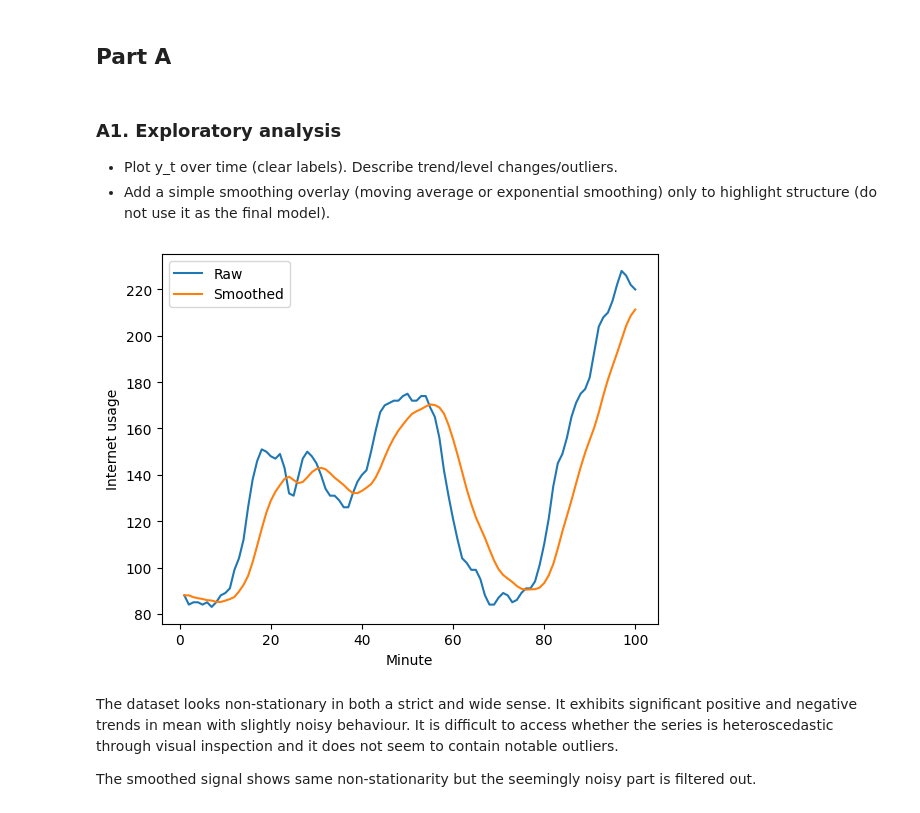
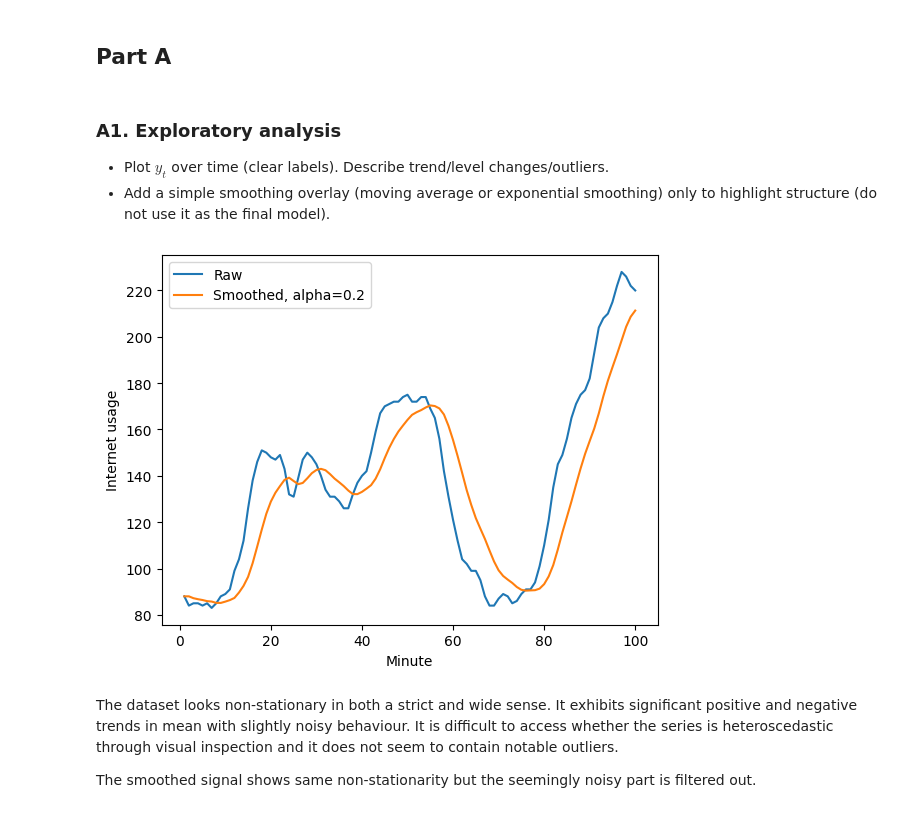
Before and after one commit to FVardi/PhD-Courses, a Jupyter notebook: Deep learning for time-series/Assignments/assignment_1.ipynb, the cells around one changed output. Saved outputs shown, nothing was run; the diff lists cells and outputs as text; code cells hidden in the pictures.

```diff
--- a/Deep learning for time-series/Assignments/assignment_1.ipynb
+++ b/Deep learning for time-series/Assignments/assignment_1.ipynb
@@ -19,7 +19,7 @@ from scipy.stats import norm
 import warnings
 # %% [markdown]
 ### A1. Exploratory analysis
-- Plot y_t over time (clear labels). Describe trend/level changes/outliers.
+- Plot $y_t$ over time (clear labels). Describe trend/level changes/outliers.
 - Add a simple smoothing overlay (moving average or exponential smoothing) only to highlight
 structure (do not use it as the final model).
 # %%
@@ -28,20 +28,21 @@ df_raw = pd.read_csv("www_usage.csv")
 # %%
 df = df_raw.copy()
 
 # Fit exponential smoothing
 model = SimpleExpSmoothing(df["y"])
-fit = model.fit(smoothing_level=0.2, optimized=False)
+alpha = 0.2
+fit = model.fit(smoothing_level=alpha, optimized=False)
 y_smooth = fit.fittedvalues
 
 # Plot raw and smoothed series
 plt.plot(df["ds"], df["y"], label="Raw")
-plt.plot(df["ds"], y_smooth, label="Smoothed")
+plt.plot(df["ds"], y_smooth, label=f"Smoothed, alpha={alpha}")
 plt.xlabel("Minute")
 plt.ylabel("Internet usage")
 plt.legend()
 plt.show()
 # %% [output]
-[figure, old version]
+[figure, new version]
 # %% [markdown]
 The dataset looks non-stationary in both a strict and wide sense. It exhibits significant positive and negative trends in mean with slightly noisy behaviour. It is difficult to access whether the series is heteroscedastic through visual inspection and it does not seem to contain notable outliers.
 
```
Also changed, not shown: parts of 19 cells of this notebook, 1 other file.
